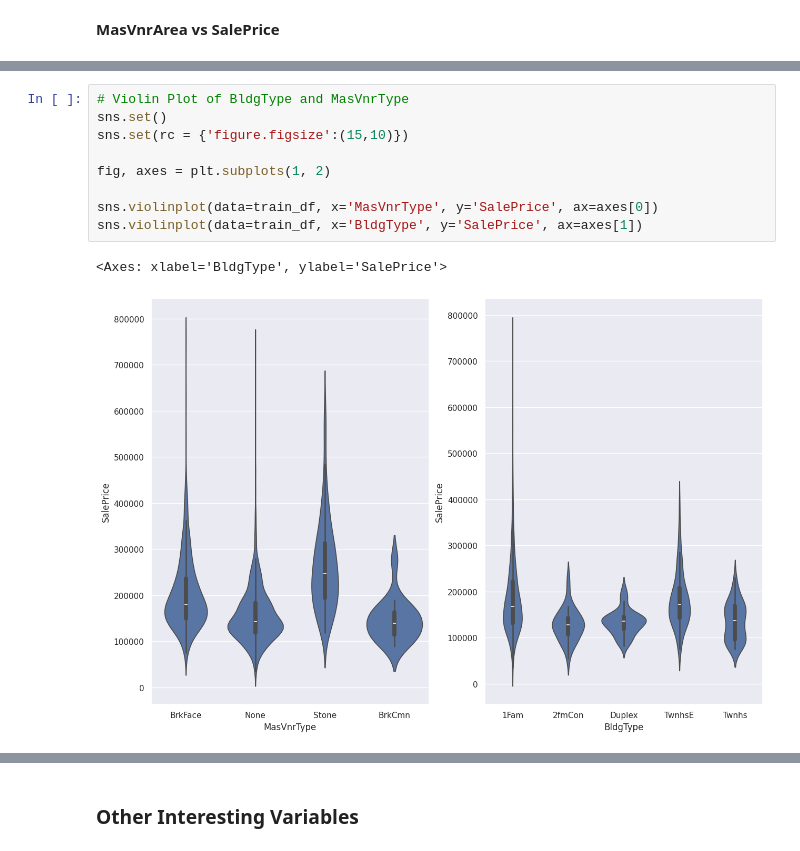
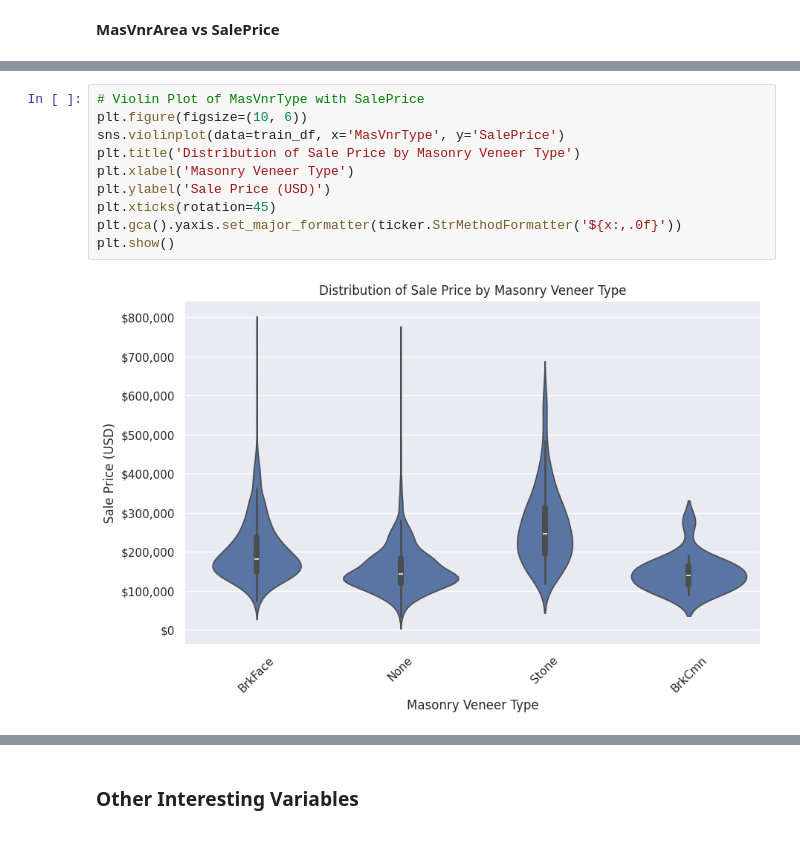
Before and after one commit to chipojaya1/housing-prices-prediction, a Jupyter notebook: house_prices_model.ipynb, the cells around one changed output, grey strips where cells are left out. Saved outputs shown, nothing was run; the diff lists cells and outputs as text.

Commit message:
Last changes to testing the data

```diff
--- a/house_prices_model.ipynb
+++ b/house_prices_model.ipynb
@@ -386,12 +458,12 @@ plt.show()
 # %%
-# Violin Plot of BldgType and MasVnrType
-sns.set()
-sns.set(rc = {'figure.figsize':(15,10)})
-
-fig, axes = plt.subplots(1, 2)
-
-sns.violinplot(data=train_df, x='MasVnrType', y='SalePrice', ax=axes[0])
-sns.violinplot(data=train_df, x='BldgType', y='SalePrice', ax=axes[1])
+# Violin Plot of MasVnrType with SalePrice
+plt.figure(figsize=(10, 6))
+sns.violinplot(data=train_df, x='MasVnrType', y='SalePrice')
+plt.title('Distribution of Sale Price by Masonry Veneer Type')
+plt.xlabel('Masonry Veneer Type')
+plt.ylabel('Sale Price (USD)')
+plt.xticks(rotation=45)
+plt.gca().yaxis.set_major_formatter(ticker.StrMethodFormatter('${x:,.0f}'))
+plt.show()
 # %% [output]
-<Axes: xlabel='BldgType', ylabel='SalePrice'>
-[figure, old version]
+[figure, new version]
```
Also changed, not shown: parts of 96 cells of this notebook.
